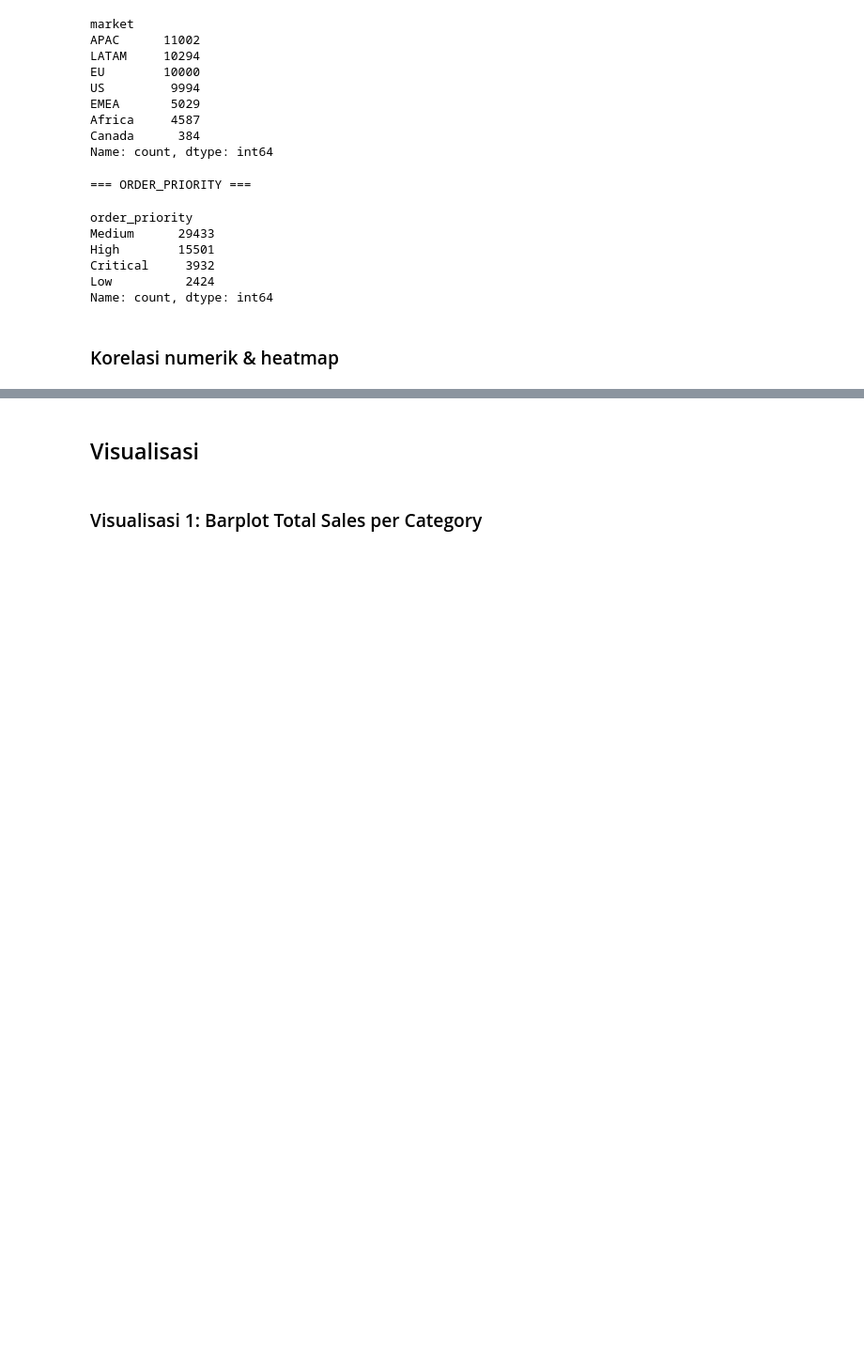
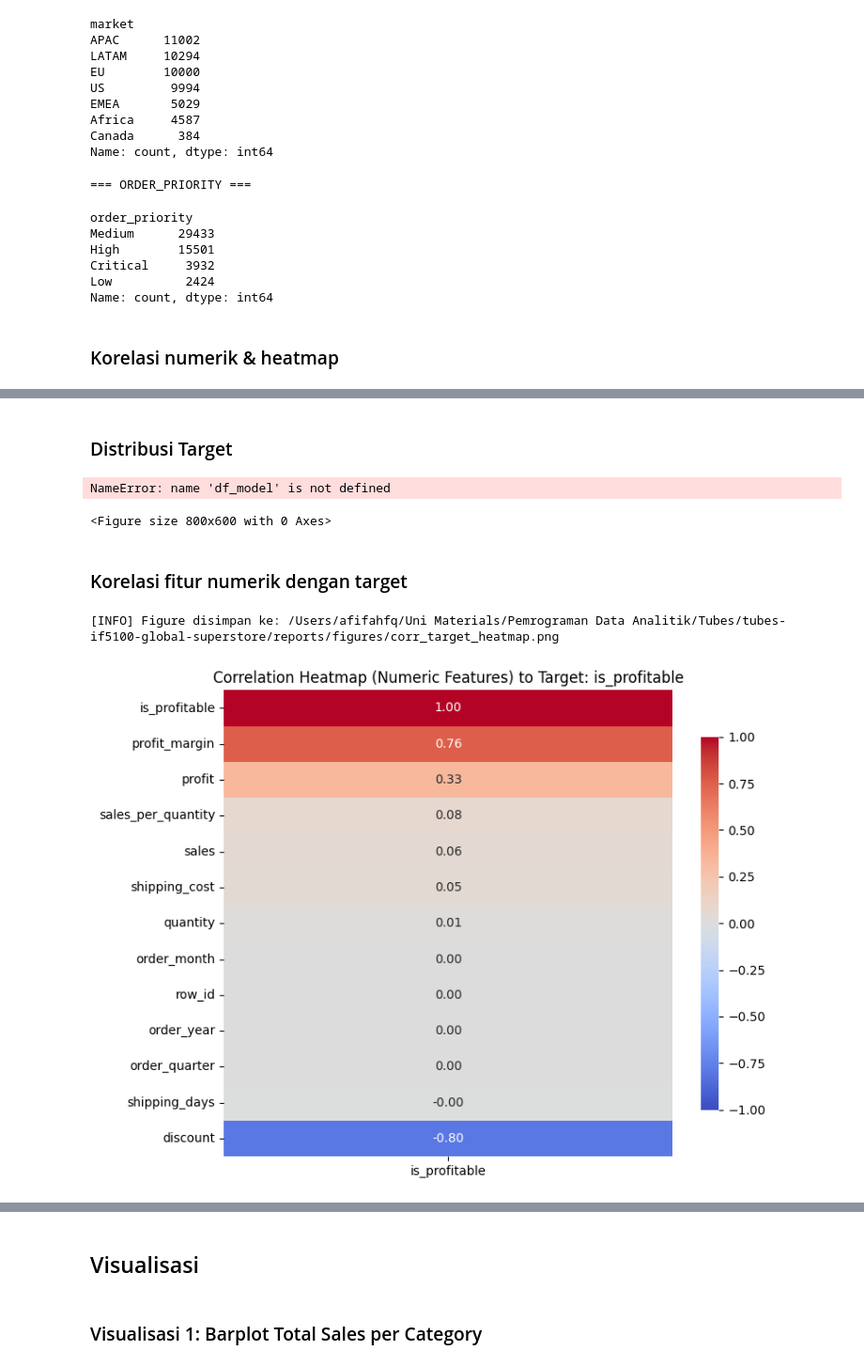
Before and after one commit to xmriz/tubes-if5100-global-superstore, a Jupyter notebook: notebooks/01_data_prep_eda_viz.ipynb, the cells around one changed output, grey strips where cells are left out. Shown: that part at 94% size. Cells and saved outputs as stored; diff of their text form; code cells hidden in the pictures; blank space fills up the shorter version.

Commit message:
FEAT: adding EDA for target analysis

```diff
--- a/notebooks/01_data_prep_eda_viz.ipynb
+++ b/notebooks/01_data_prep_eda_viz.ipynb
@@ -31,6 +31,9 @@ from src.eda.eda_utils import (
     plot_sales_trend_by_month,
     plot_discount_vs_profit,
     plot_correlation_heatmap,
+    plot_correlation_target,
+    cramers_v,
+    plot_target_cramers,
 )
 
 plt.style.use("seaborn-v0_8")
@@ -44,3 +47,5 @@ FIG_DIR = PROJECT_ROOT / "reports" / "figures"
 FIG_DIR.mkdir(parents=True, exist_ok=True)
 
 PROJECT_ROOT, RAW_PATH, CLEAN_PATH, MODEL_READY_PATH, FIG_DIR
+
+TARGET_COL = "is_profitable"
@@ -388 +381,28 @@ _ = plot_correlation_heatmap(
 [figure]
+# %% [markdown]
+### Distribusi Target
+# %%
+plt.figure(figsize=(8, 6))
+sns.countplot(x=TARGET_COL, data=df_model, hue=TARGET_COL, palette='viridis')
+plt.title('Distribution of Target Variable (is_profitable)')
+plt.xlabel('Is Profitable')
+plt.ylabel('Number of Orders')
+# %% [output]
+NameError: name 'df_model' is not defined
+<Figure size 800x600 with 0 Axes>
+# %% [markdown]
+### Korelasi fitur numerik dengan target
+# %%
+# Hitung korelasi target terhadap fitur numerik
+
+corr = df_clean.corr(numeric_only=True)
+corr_target = corr[TARGET_COL].sort_values(ascending=False)
+
+_ = plot_correlation_target(
+    df_clean,
+    target_col=TARGET_COL,
+    save_path="reports/figures/corr_target_heatmap.png",
+)
+# %% [output]
+[INFO] Figure disimpan ke: /Users/afifahfq/Uni Materials/Pemrograman Data Analitik/Tubes/tubes-if5100-global-superstore/reports/figures/corr_target_heatmap.png
+[figure, added]
```
Also changed, not shown: parts of 13 cells of this notebook, 1 other file.
